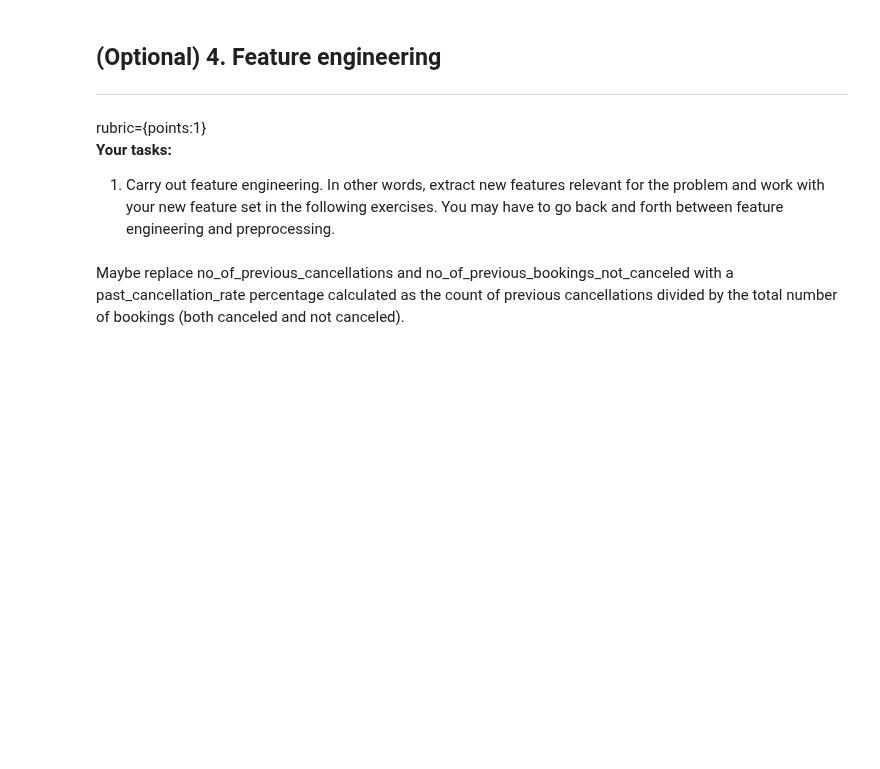
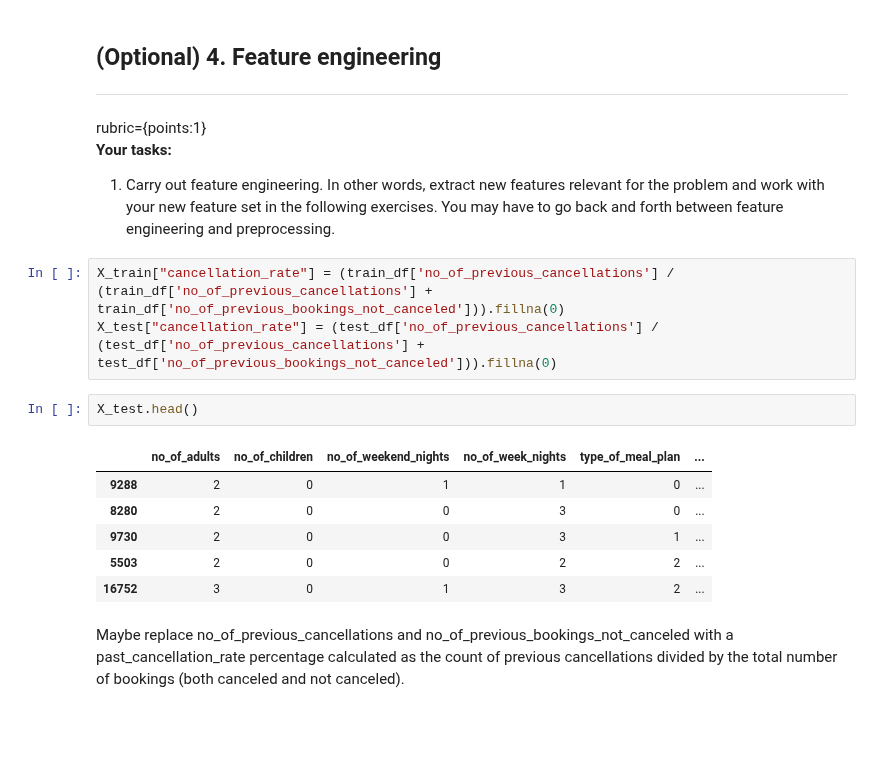
Before and after one commit to wangseann/cpsc330-2022W2, a Jupyter notebook: hw/hw6/hw6-starter.ipynb, the cells around one changed output. Saved outputs shown, nothing was run; the diff lists cells and outputs as text; blank space fills up the shorter version.

```diff
--- a/hw/hw6/hw6-starter.ipynb
+++ b/hw/hw6/hw6-starter.ipynb
@@ -223,6 +223,18 @@ rubric={points:1}
 **Your tasks:**
 
 1. Carry out feature engineering. In other words, extract new features relevant for the problem and work with your new feature set in the following exercises. You may have to go back and forth between feature engineering and preprocessing.
+# %%
+X_train["cancellation_rate"] = (train_df['no_of_previous_cancellations'] / (train_df['no_of_previous_cancellations'] + train_df['no_of_previous_bookings_not_canceled'])).fillna(0)
+X_test["cancellation_rate"] = (test_df['no_of_previous_cancellations'] / (test_df['no_of_previous_cancellations'] + test_df['no_of_previous_bookings_not_canceled'])).fillna(0)
+# %%
+X_test.head()
+# %% [output]
+|  | no_of_adults | no_of_children | no_of_weekend_nights | no_of_week_nights | type_of_meal_plan | ... |
+| 9288 | 2 | 0 | 1 | 1 | 0 | ... |
+| 8280 | 2 | 0 | 0 | 3 | 0 | ... |
+| 9730 | 2 | 0 | 0 | 3 | 1 | ... |
+| 5503 | 2 | 0 | 0 | 2 | 2 | ... |
+| 16752 | 3 | 0 | 1 | 3 | 2 | ... |
 # %% [markdown]
 Maybe replace no_of_previous_cancellations and no_of_previous_bookings_not_canceled with a past_cancellation_rate percentage calculated as the count of previous cancellations divided by the total number of bookings (both canceled and not canceled).
 
```
Also changed, not shown: parts of 8 cells of this notebook.
